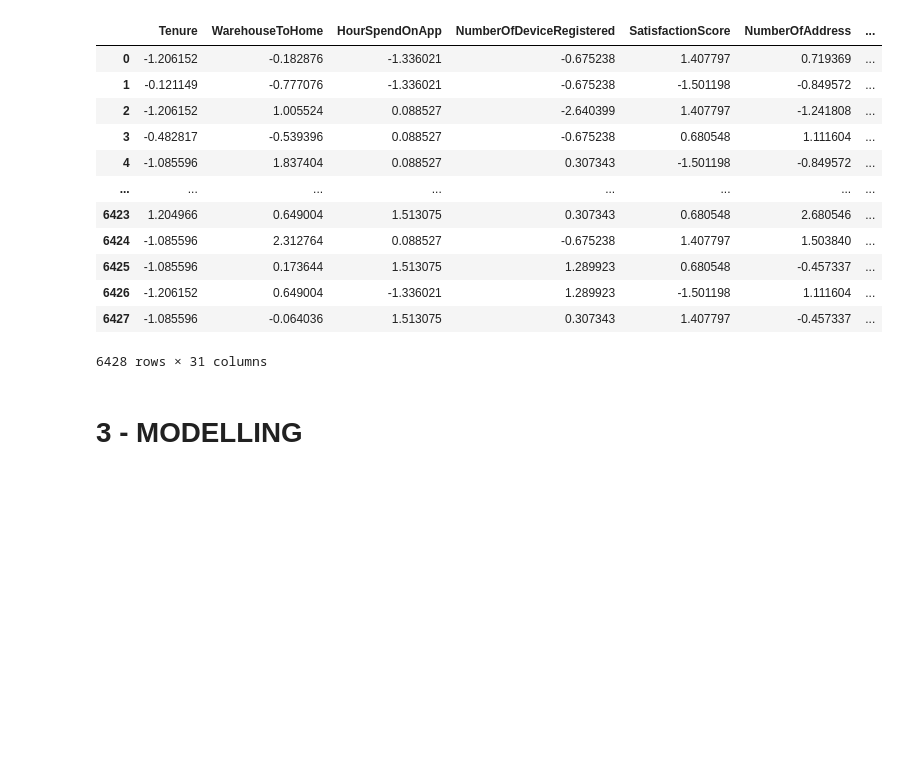
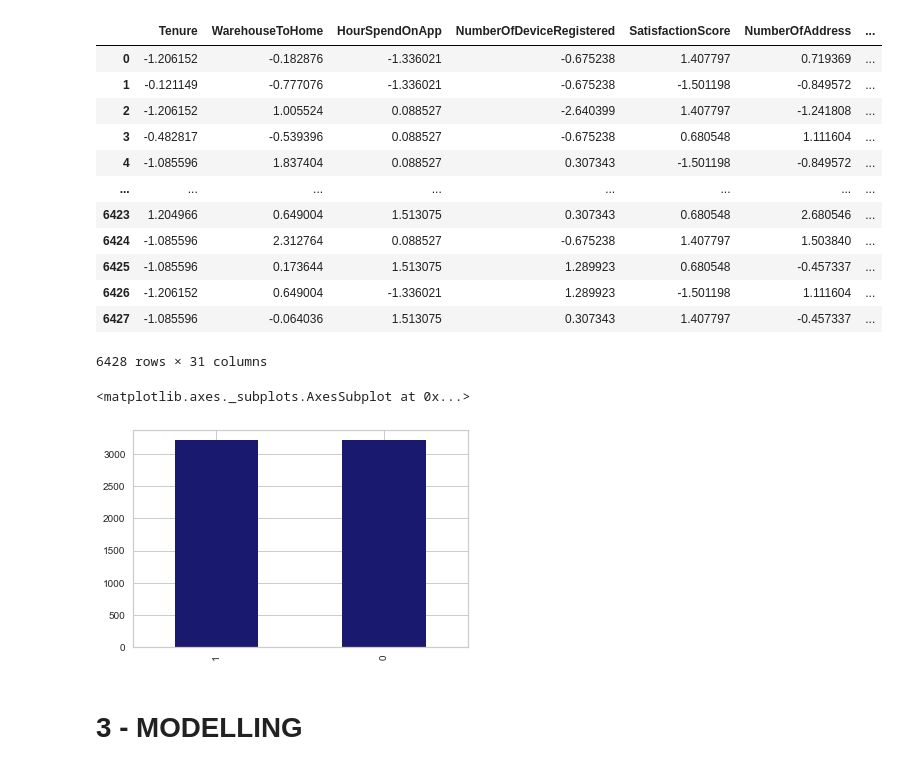
Before and after one commit to McGill-MMA-EnterpriseAnalytics/Churn-Analysis, a Jupyter notebook: Enterprise Group Project - DRAFT.ipynb, the cells around one changed output. Cells and saved outputs as stored; diff of their text form; code cells hidden in the pictures; blank space fills up the shorter version.

```diff
--- a/Enterprise Group Project - DRAFT.ipynb
+++ b/Enterprise Group Project - DRAFT.ipynb
@@ -1391,6 +1391,11 @@ scaled_train_df
 | 6426 | -1.206152 | 0.649004 | -1.336021 | 1.289923 | -1.501198 | 1.111604 | ... |
 | 6427 | -1.085596 | -0.064036 | 1.513075 | 0.307343 | 1.407797 | -0.457337 | ... |
 6428 rows × 31 columns
+# %%
+scaled_train_df['Churn_1'].value_counts().plot(kind='bar', color='midnightblue')
+# %% [output]
+<matplotlib.axes._subplots.AxesSubplot at 0x...>
+[figure, added]
 # %% [markdown]
 # 3 - MODELLING
 # %% [markdown]
```
Also changed, not shown: parts of 25 cells of this notebook, 4 other files.
